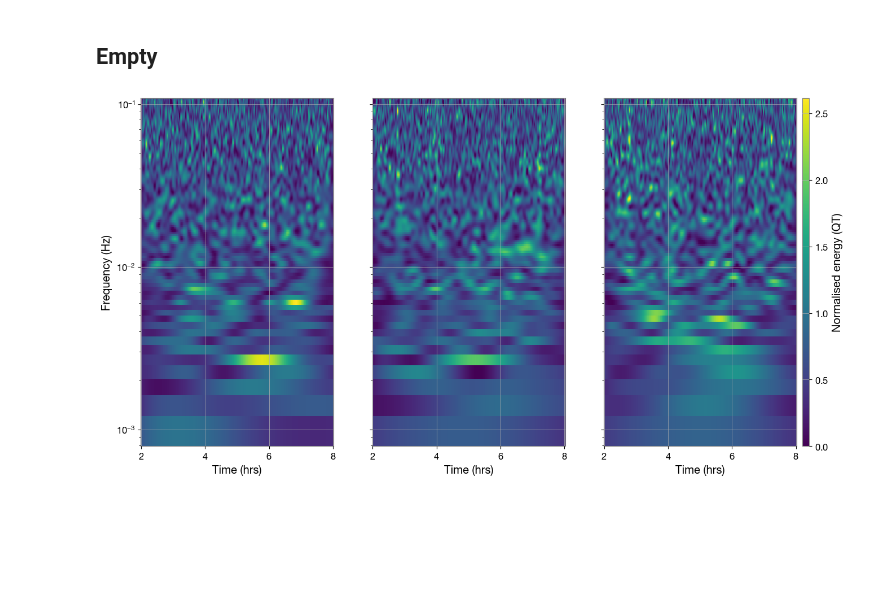
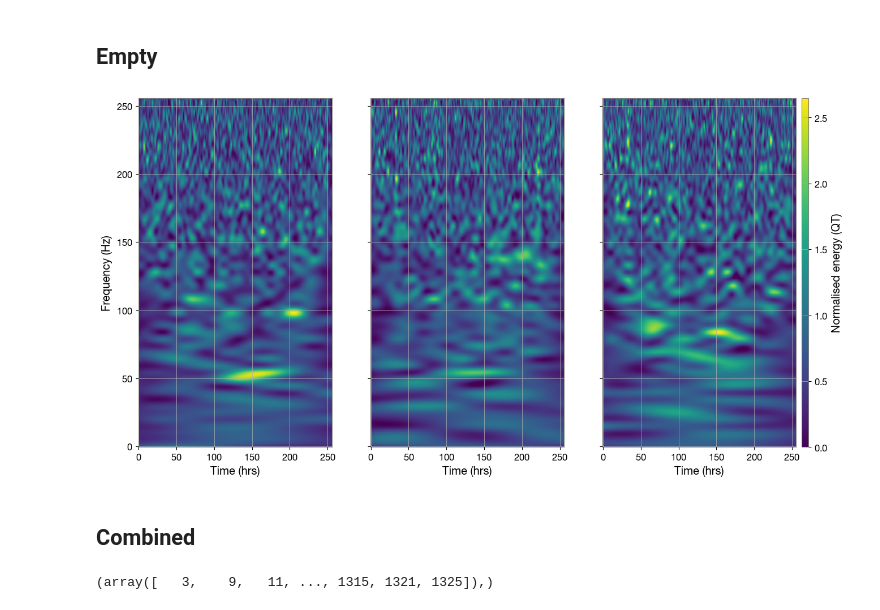
Before and after one commit to AryamannRao/LISAGlitchSignalClassifier, a Jupyter notebook: src/notebooks/image_viewer.ipynb, the cells around one changed output. Drawn from its saved outputs; the diff is of its cells as text; code cells hidden in the pictures; blank space fills up the shorter version.

```diff
--- a/src/notebooks/image_viewer.ipynb
+++ b/src/notebooks/image_viewer.ipynb
@@ -24,7 +20,7 @@ warnings.filterwarnings("ignore")
 # %% [markdown]
 ## Gravitational Waves
 # %%
-with h5py.File(gw_ehm_dataset_path, "r") as h5:
+with h5py.File(gw_lm_dataset_path, "r") as h5:
     m1_array = h5["m1"][:]
     m2_array = h5["m2"][:]
     d_array = h5["d"][:]
@@ -75,7 +71,7 @@ plt.show()
 # %% [markdown]
 ## Glitches
 # %%
-with h5py.File(glitch_ehm_dataset_path, "r") as h5:
+with h5py.File(glitch_lm_dataset_path, "r") as h5:
     level_array = h5["level"][:]
     beta_array = h5["beta"][:]
     inj_point_array = h5["inj_point"][:]
@@ -183,26 +176,25 @@ with h5py.File(empty_lm_dataset_path, "r") as h5:
 # %%
 index = 270  # Change this index to visualize different samples
 QT = qt_array[index]
 t_qscan = t_qscan_array[index]
 f_qscan = f_qscan_array[index]
 
 QT_A = QT[:, :, 0]
 QT_E = QT[:, :, 1]
 QT_T = QT[:, :, 2]
 
 fig, axes = plt.subplots(1, 3, sharey=True, figsize=(15,8))
 
-axes[0].pcolormesh(t_qscan/3600, f_qscan, QT_A, cmap='viridis')
-axes[1].pcolormesh(t_qscan/3600, f_qscan, QT_E, cmap='viridis')
-axes[2].pcolormesh(t_qscan/3600, f_qscan, QT_T, cmap='viridis')
+axes[0].imshow(QT_A, cmap='viridis', aspect='auto', origin='lower')
+axes[1].imshow(QT_E, cmap='viridis', aspect='auto', origin='lower')
+axes[2].imshow(QT_T, cmap='viridis', aspect='auto', origin='lower')
 axes[0].set_xlabel('Time (hrs)')
 axes[1].set_xlabel('Time (hrs)')
 axes[2].set_xlabel('Time (hrs)')
 axes[0].set_ylabel('Frequency (Hz)')
-axes[0].set_yscale('log')
-axes[1].set_yscale('log')
-axes[2].set_yscale('log')
 axes[2].colorbar(label='Normalised energy (QT)')
 plt.show()
 # %% [output]
-[figure, old version]
+[figure, new version]
+# %% [markdown]
+## Combined
@@ -208,0 +205,4 @@ plt.show()
+# %%
+np.where((target_array == [1, 0]).all(axis=1))
+# %% [output]
+(array([   3,    9,   11, ..., 1315, 1321, 1325]),)
```
Also changed, not shown: parts of 5 cells of this notebook, 7 other files.
